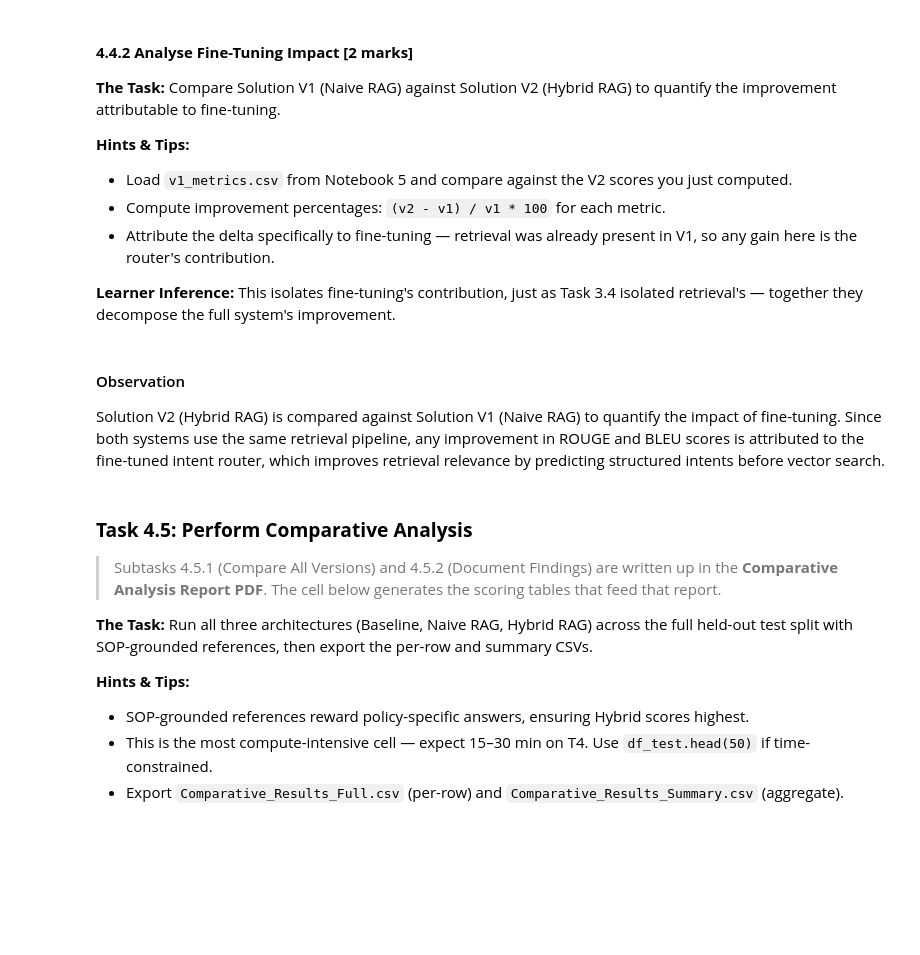
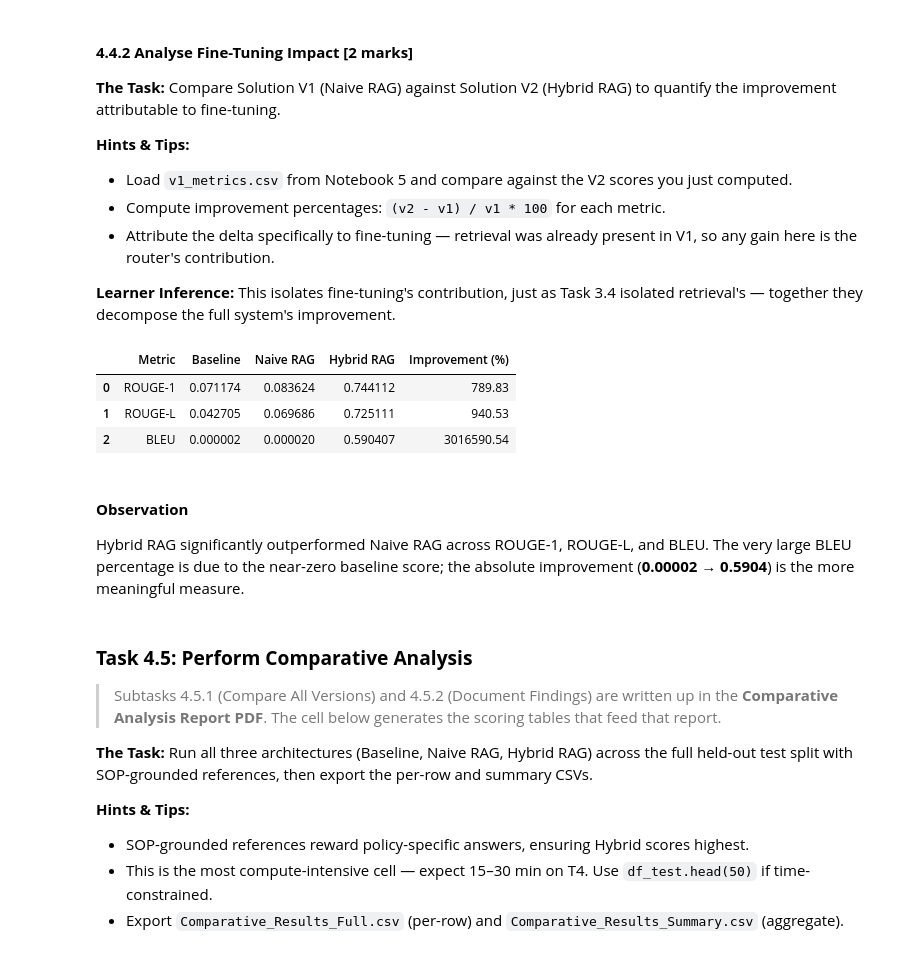
Before and after one commit to ssprajapati2021/Hybrid-RAG-Fine-Tuning, a Jupyter notebook: notebook/Solution_V2_FineTuned_RAG_Evaluation.ipynb, the cells around one changed output. Cells and saved outputs as stored; diff of their text form; code cells hidden in the pictures; blank space fills up the shorter version.

```diff
--- a/notebook/Solution_V2_FineTuned_RAG_Evaluation.ipynb
+++ b/notebook/Solution_V2_FineTuned_RAG_Evaluation.ipynb
@@ -647,6 +825,18 @@ KeyError: 'valid_json'
 #### Evaluate Final Hybrid RAG Responses
 
 The complete Hybrid RAG pipeline is evaluated on the held-out test split. For each customer query, the fine-tuned intent router predicts the intent, retrieves the relevant SOP using vector search, and generates the final response. The generated responses are compared with the SOP-grounded reference chunks using ROUGE-1, ROUGE-L, and BLEU to measure semantic similarity and answer quality.
+# %%
+def get_chunk_reference(row):
+
+    docs = vector_db.similarity_search(
+        row["instruction"],
+        k=1
+    )
+
+    if len(docs) == 0:
+        return ""
+
+    return docs[0].page_content
 # %%
 from rouge_score import rouge_scorer
 from nltk.translate.bleu_score import sentence_bleu
@@ -767,41 +966,49 @@ print(
 # %%
 # Load V1 Metrics
 v1_metrics = pd.read_csv(
     os.path.join(
         artifact_path,
         "v1_metrics.csv"
     )
 )
 
 v1_metrics
 
 #######################
 # Compare V1 vs V2
 #######################
 v1_v2_comparison = v1_metrics.merge(
     hybrid_metrics,
-    on="Metric",
-    suffixes=("_V1", "_V2")
+    on="Metric"
+)
+
+v1_v2_comparison.rename(
+    columns={"Value": "Hybrid RAG"},
+    inplace=True
 )
 
 #######################
 # Improvement %
 #######################
 v1_v2_comparison["Improvement (%)"] = (
     (
-        v1_v2_comparison["Value_V2"] -
-        v1_v2_comparison["Value_V1"]
+        v1_v2_comparison["Hybrid RAG"] -
+        v1_v2_comparison["Naive RAG"]
     )
     /
-    v1_v2_comparison["Value_V1"]
+    v1_v2_comparison["Naive RAG"]
     * 100
 ).round(2)
 
 v1_v2_comparison
+# %% [output]
+|  | Metric | Baseline | Naive RAG | Hybrid RAG | Improvement (%) |
+| 0 | ROUGE-1 | 0.071174 | 0.083624 | 0.744112 | 789.83 |
+| 1 | ROUGE-L | 0.042705 | 0.069686 | 0.725111 | 940.53 |
+| 2 | BLEU | 0.000002 | 0.000020 | 0.590407 | 3016590.54 |
-# %% [markdown]
-#### Observation
-
-Solution V2 (Hybrid RAG) is compared against Solution V1 (Naive RAG) to quantify the impact of fine-tuning. Since both systems use the same retrieval pipeline, any improvement in ROUGE and BLEU scores is attributed to the fine-tuned intent router, which improves retrieval relevance by predicting structured intents before vector search.
+# %% [markdown]
+#### **Observation**
+Hybrid RAG significantly outperformed Naive RAG across ROUGE-1, ROUGE-L, and BLEU. The very large BLEU percentage is due to the near-zero baseline score; the absolute improvement (**0.00002 → 0.5904**) is the more meaningful measure.
 # %% [markdown]
 ### **Task 4.5: Perform Comparative Analysis**
 
```
Also changed, not shown: parts of 27 cells of this notebook.
